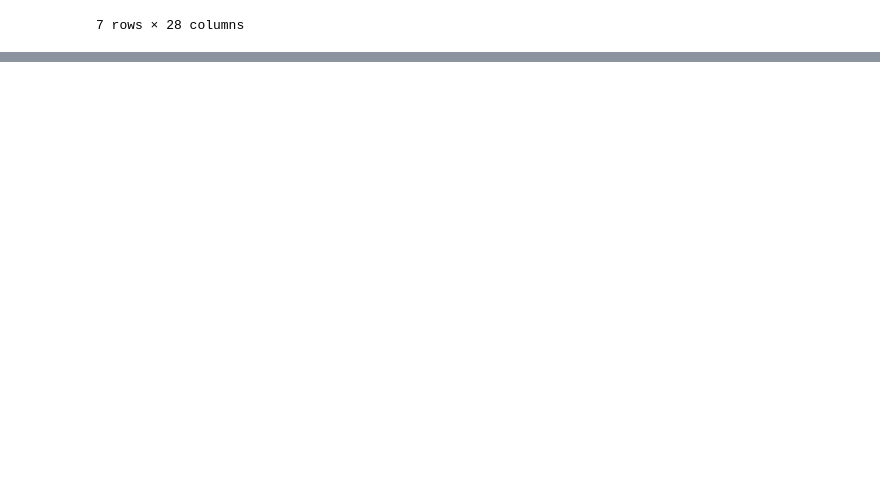
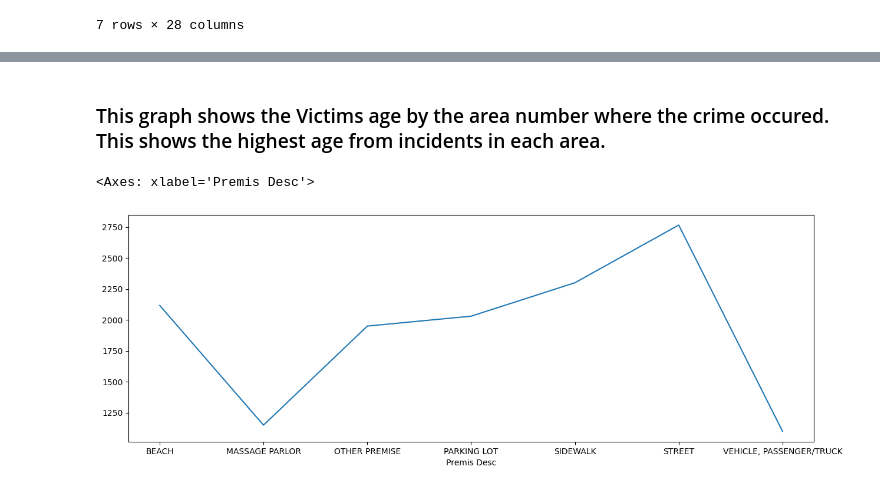
Before and after one commit to gojones4505-max/IA340-Lab1, a Jupyter notebook: Lab2.ipynb, the cells around one changed output, grey strips where cells are left out. Cells and saved outputs as stored; diff of their text form; code cells hidden in the pictures; blank space fills up the shorter version.

```diff
--- a/Lab2.ipynb
+++ b/Lab2.ipynb
@@ -164,0 +163,9 @@ df[df['TIME OCC']>1000] # select rows by values
+# %% [markdown]
+### This graph shows the Victims age by the area number where the crime occured. This shows the highest age from incidents in each area.
+# %%
+sum_Premis_Desc_by_time_occ = df.groupby('Premis Desc')['TIME OCC'].sum() #aggregate the total case number per day
+# %%
+sum_Premis_Desc_by_time_occ.plot( figsize=(15, 5)) #use a line chart to show the result
+# %% [output]
+<Axes: xlabel='Premis Desc'>
+[figure, added]
```
Also changed, not shown: parts of 5 cells of this notebook.
